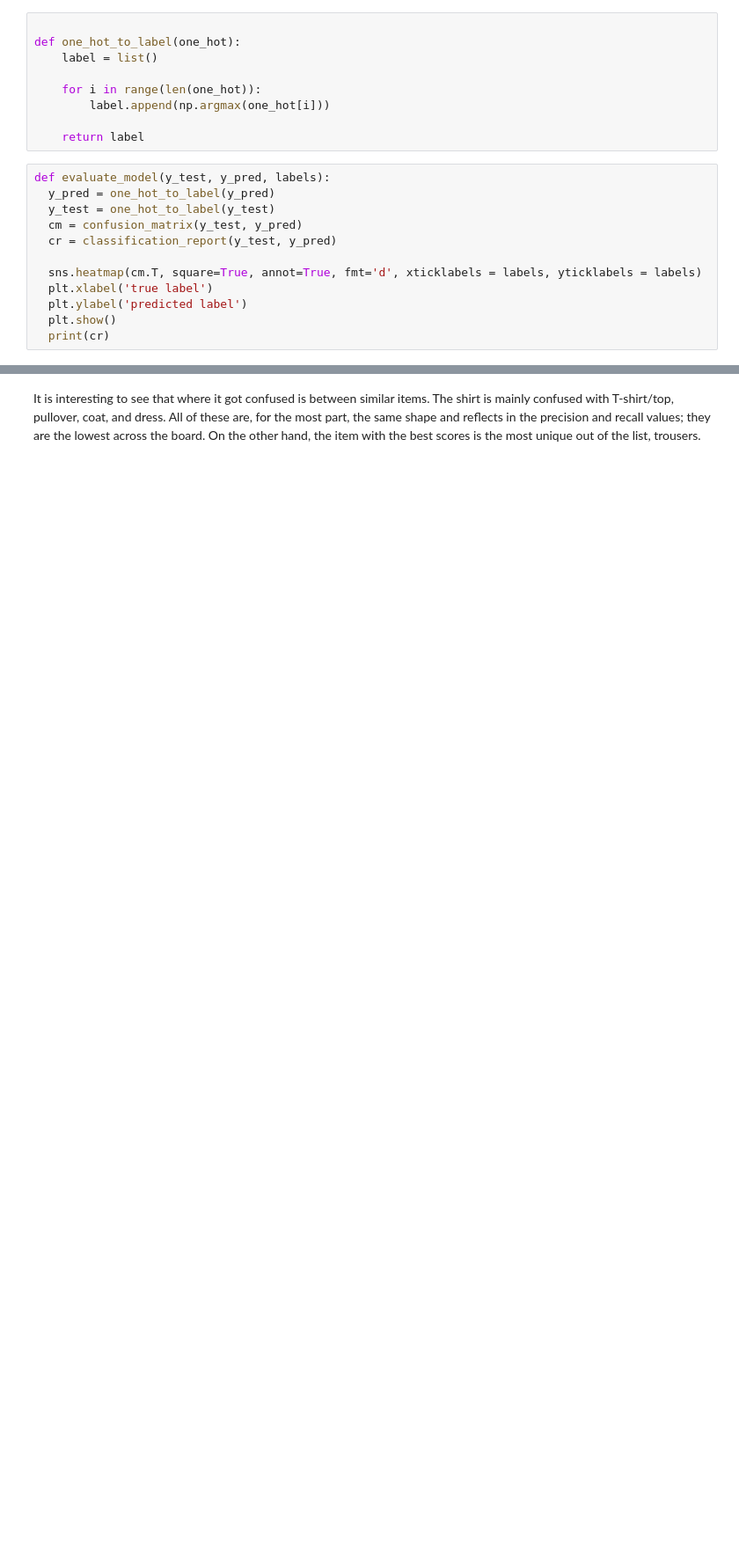
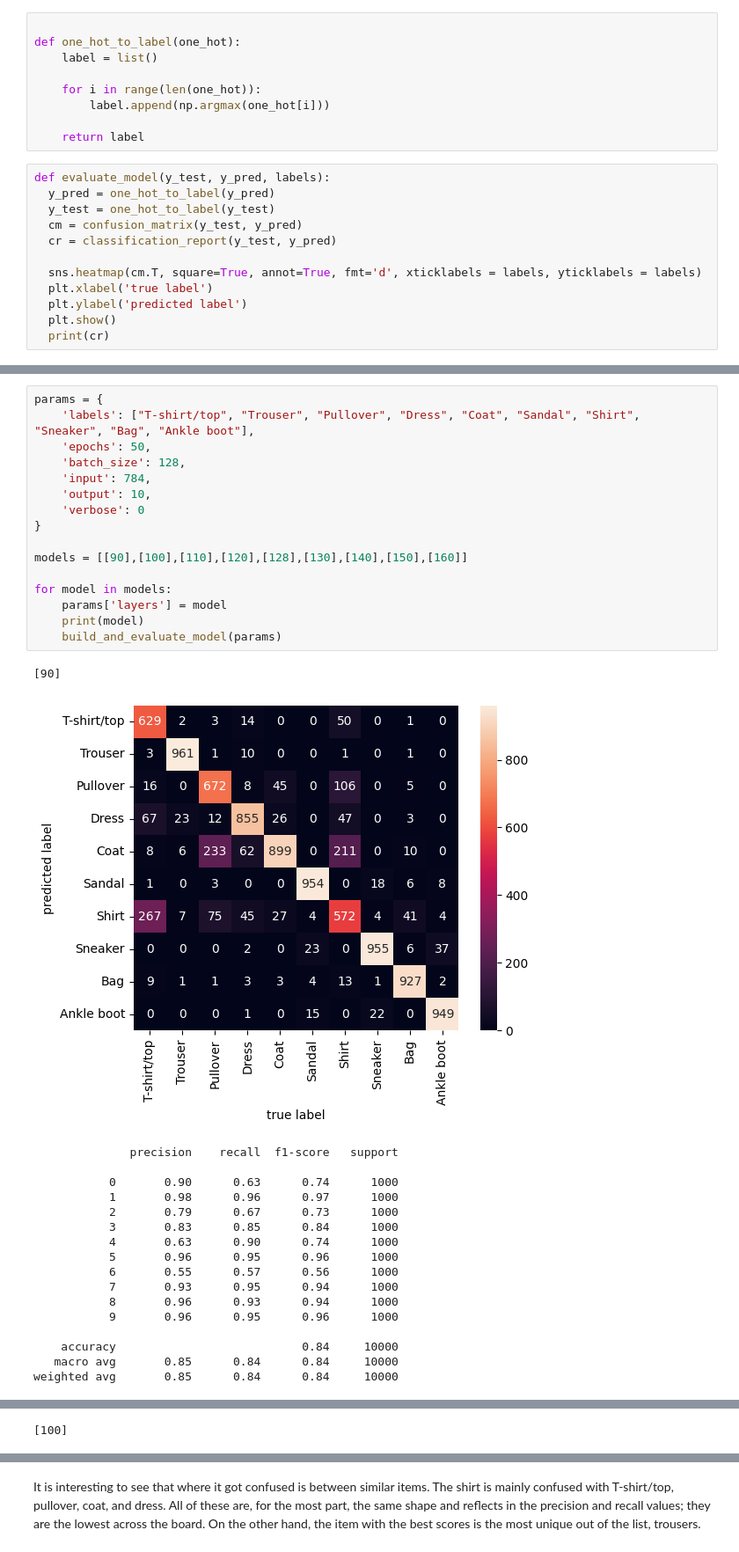
Before and after one commit to billyParmenter/CSCN8010-lab-submissions, a Jupyter notebook: students_submissions/7526387/lab9.ipynb, the cells around one changed output, grey strips where cells are left out. Shown at 88% size. Cells and saved outputs as stored; diff of their text form; blank space fills up the shorter version.

```diff
--- a/students_submissions/7526387/lab9.ipynb
+++ b/students_submissions/7526387/lab9.ipynb
@@ -225,0 +223,35 @@ weighted avg       0.01      0.10      0.02     10000
+# %%
+params = {
+    'labels': ["T-shirt/top", "Trouser", "Pullover", "Dress", "Coat", "Sandal", "Shirt", "Sneaker", "Bag", "Ankle boot"],
+    'epochs': 50,
+    'batch_size': 128,
+    'input': 784,
+    'output': 10,
+    'verbose': 0
+}
+
+models = [[90],[100],[110],[120],[128],[130],[140],[150],[160]]
+
+for model in models:
+    params['layers'] = model
+    print(model)
+    build_and_evaluate_model(params)
+# %% [output]
+[90]
+[figure, added]
+              precision    recall  f1-score   support
+
+           0       0.90      0.63      0.74      1000
+           1       0.98      0.96      0.97      1000
+           2       0.79      0.67      0.73      1000
+           3       0.83      0.85      0.84      1000
+           4       0.63      0.90      0.74      1000
+           5       0.96      0.95      0.96      1000
+           6       0.55      0.57      0.56      1000
+           7       0.93      0.95      0.94      1000
+           8       0.96      0.93      0.94      1000
+           9       0.96      0.95      0.96      1000
+
+    accuracy                           0.84     10000
+   macro avg       0.85      0.84      0.84     10000
+weighted avg       0.85      0.84      0.84     10000
@@ -225,0 +259 @@ weighted avg       0.01      0.10      0.02     10000
+[100]
```
Also changed, not shown: parts of 5 cells of this notebook.
